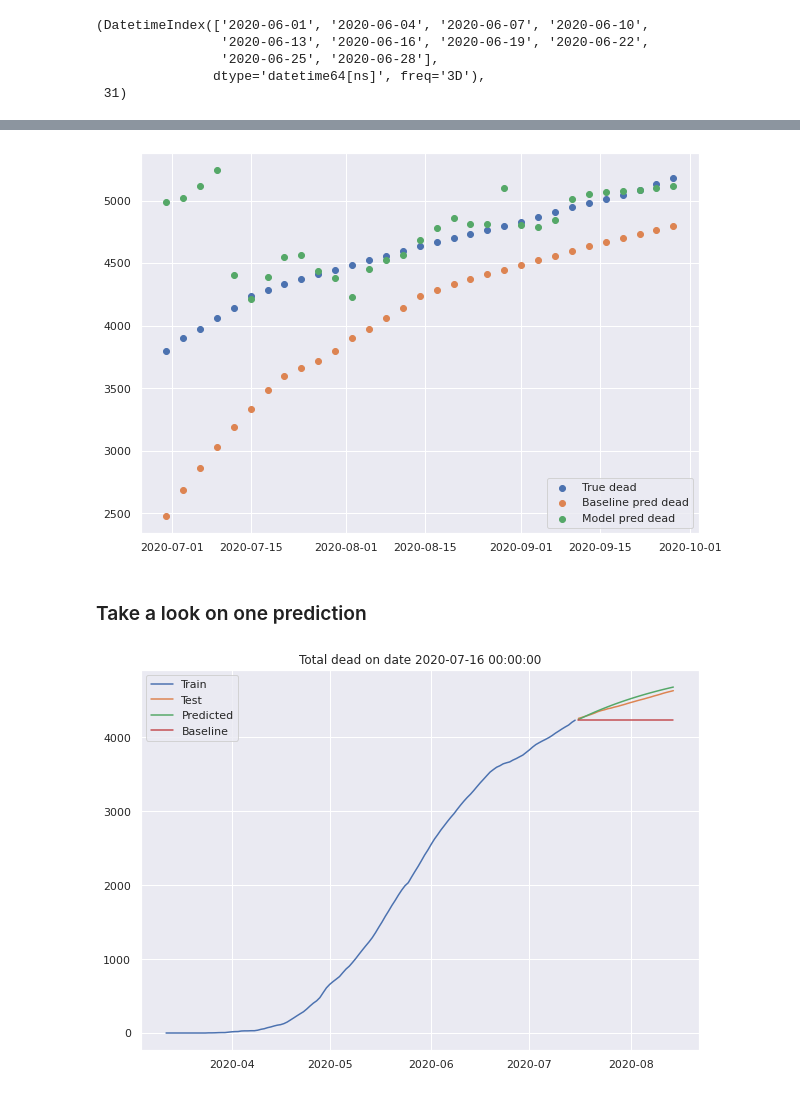
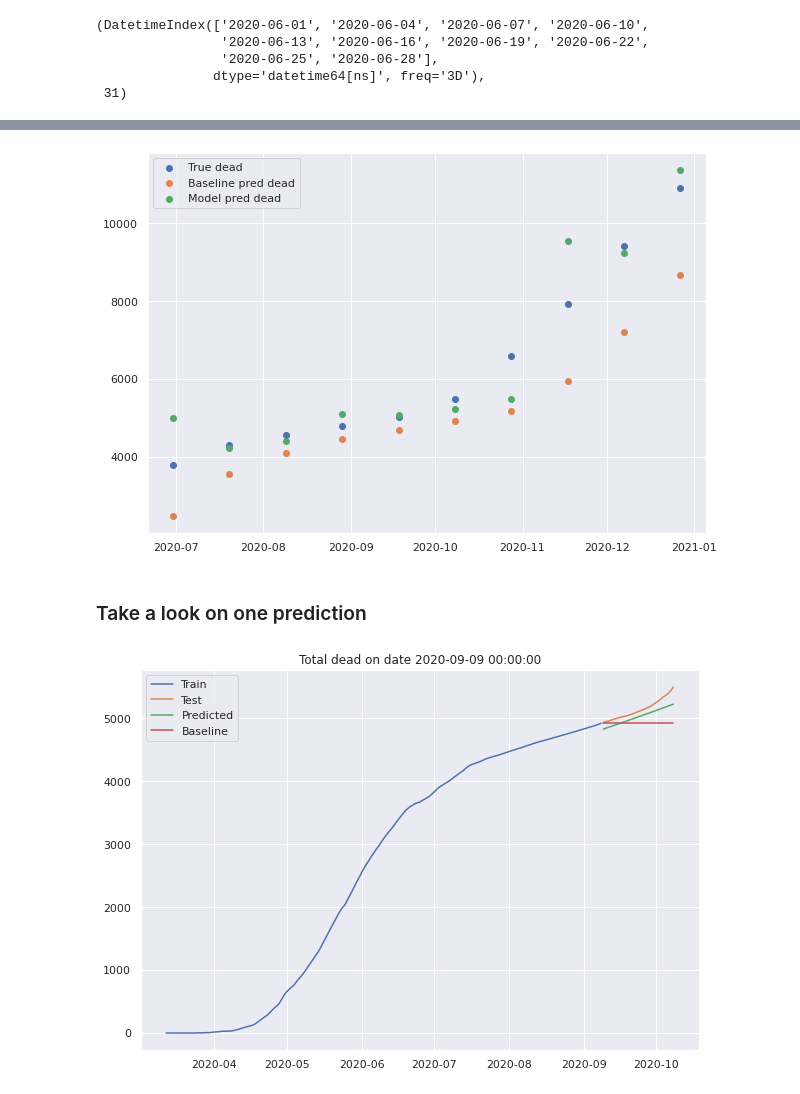
Before and after one commit to btseytlin/covid_peak_sir_modelling, a Jupyter notebook: seir_moscow_hidden.ipynb, the cells around one changed output, grey strips where cells are left out. Saved outputs shown, nothing was run; the diff lists cells and outputs as text; code cells hidden in the pictures.

```diff
--- a/seir_moscow_hidden.ipynb
+++ b/seir_moscow_hidden.ipynb
@@ -64,6 +61,9 @@ train_subset.head()
 | 3 | 2020-03-15 | 35 | 1 | 0 | 0 | 0 | ... |
 | 4 | 2020-03-16 | 53 | 1 | 0 | 0 | 18 | ... |
 # %%
+def moving_average(x, w):
+    return np.convolve(x, np.ones(w), 'valid') / w
+
 class SEIRHiddenMoscow(SEIRHidden):
     def get_fit_params(self, data):
         params = super().get_fit_params(data)
@@ -94,9 +94,15 @@ class HiddenCurveFitterMoscow(HiddenCurveFitter):
         true_daily_deaths = data[self.new_deaths_col][:len(new_dead_visible)].values
         true_daily_recoveries = data[self.new_recoveries_col][:len(new_recovered_visible)].values
 
-        resid_I_new = self.resid_transform(true_daily_cases, new_infected_visible)
-        resid_D_new = self.resid_transform(true_daily_deaths, new_dead_visible)
-        resid_R_new = self.resid_transform(true_daily_recoveries, new_recovered_visible)
+        deriv_1 = np.gradient(data[self.new_deaths_col], 10)
+        deriv_1 = np.pad(deriv_1, (len(df) - len(deriv_1), 0))
+        deriv_2 = np.gradient(deriv_1)
+        deriv_2 = np.pad(deriv_2, (len(df) - len(deriv_2), 0))
+        uncertanity = deriv_2[:len(new_infected_visible)] + 0.5
+
+        resid_I_new = self.resid_transform(true_daily_cases, new_infected_visible) / uncertanity
+        resid_D_new = self.resid_transform(true_daily_deaths, new_dead_visible) / uncertanity
+        resid_R_new = self.resid_transform(true_daily_recoveries, new_recovered_visible) / uncertanity
 
         if self.weights:
             residuals = np.concatenate([
@@ -370,0 +392,3 @@ eval_dates[:10], len(eval_dates)
+# %%
+eval_dates = pd.date_range(start='2020-06-01', end='2020-12-01')[::20]
+len(eval_dates)
@@ -444,25 +470,27 @@ plt.scatter(x_dates, [v[-1] for v in model_pred_D], label='Model pred dead')
 plt.legend()
 plt.show()
 # %% [output]
-[figure, old version]
+[figure, new version]
 # %% [markdown]
 ### Take a look on one prediction
 # %%
-train_df = train_dfs[15]
-test_df = test_dfs[15]
-model_preds = model_predictions[15]
-baseline_predictions = baseline_pred_D[15]
-fitter = fitters[15]
+ix = np.random.choice(np.arange(len(train_dfs)))
+
+train_df = train_dfs[ix]
+test_df = test_dfs[ix]
+model_preds = model_predictions[ix]
+baseline_predictions = baseline_pred_D[ix]
+fitter = fitters[ix]
 plt.figure(figsize=(10, 7))
 plt.plot(train_df.date, train_df.total_dead, label='Train')
 plt.plot(test_df.date, test_df.total_dead, label='Test')
 plt.plot(test_df.date, model_preds[7], label='Predicted')
 plt.plot(test_df.date, baseline_predictions, label='Baseline')
 plt.legend()
 plt.title(f'Total dead on date {test_df.date.iloc[0]}')
 plt.show()
 # %% [output]
-[figure, old version]
+[figure, new version]
 # %%
 fitter.result
 # %% [output]
```
Also changed, not shown: parts of 19 cells of this notebook.
